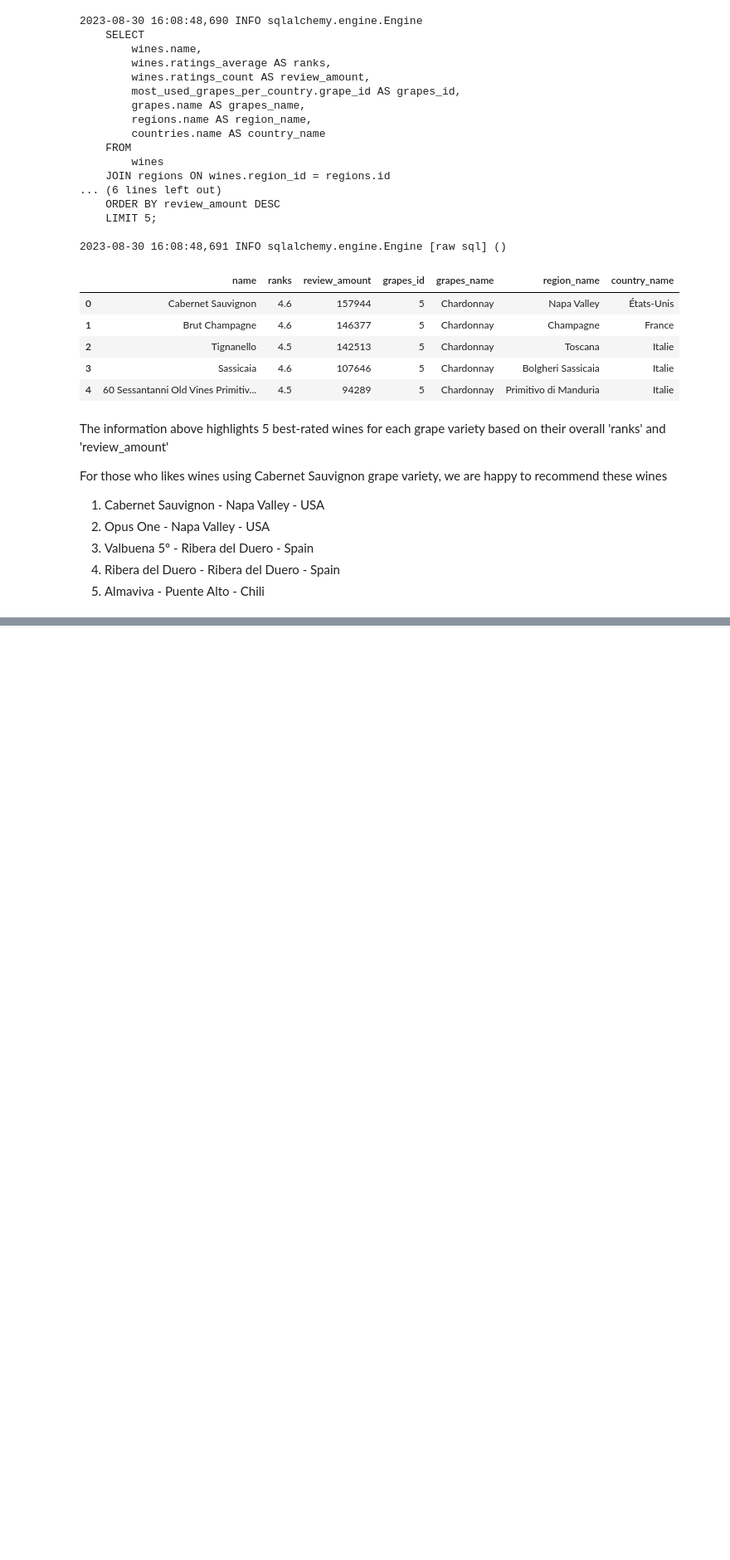
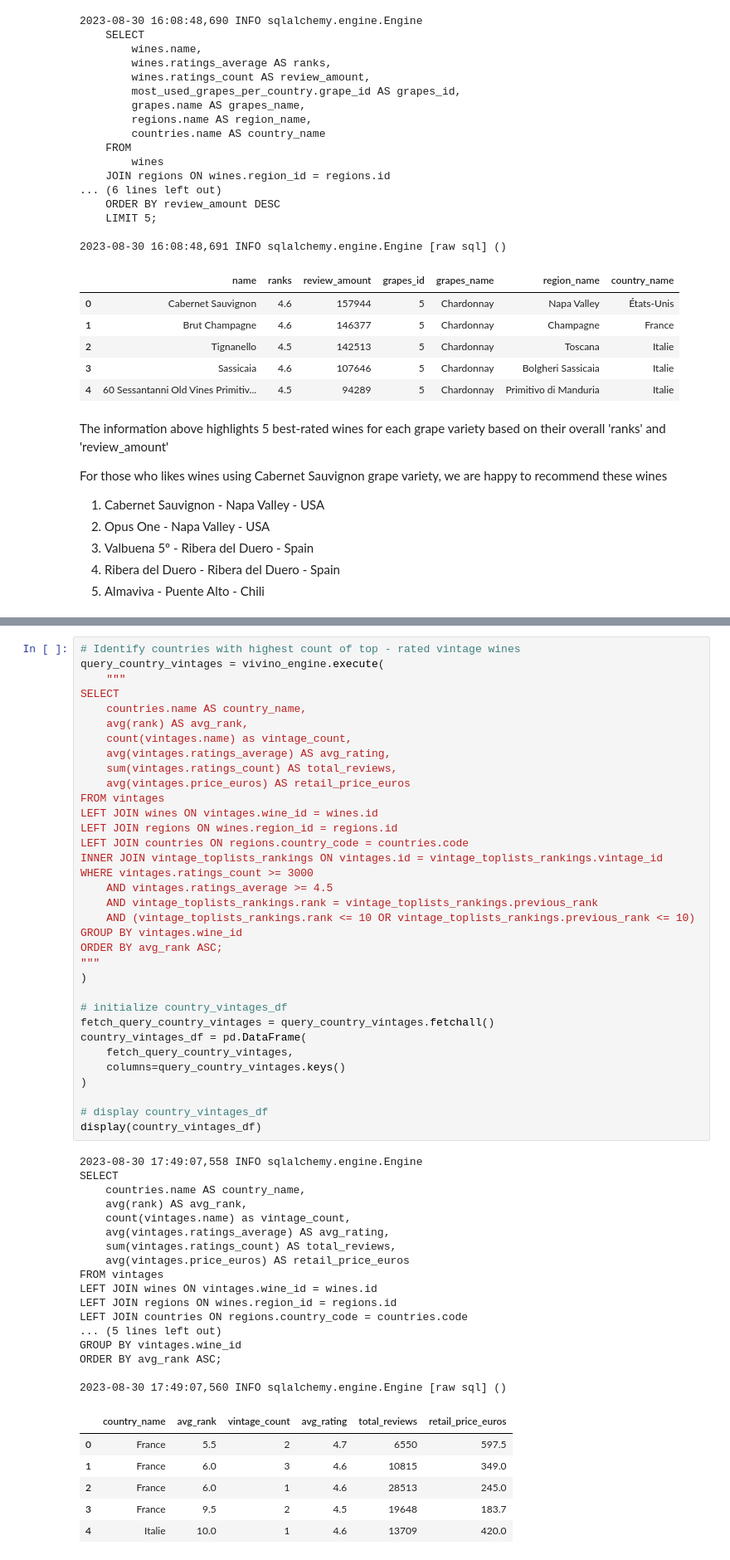
Before and after one commit to moni2code/project_vivino, a Jupyter notebook: notebooks/vivino_analysis_combination.ipynb, the cells around one changed output, grey strips where cells are left out. Shown: that part at 83% size. Saved outputs shown, nothing was run; the diff lists cells and outputs as text; blank space fills up the shorter version.

```diff
--- a/notebooks/vivino_analysis_combination.ipynb
+++ b/notebooks/vivino_analysis_combination.ipynb
@@ -711,0 +782,58 @@ For those who likes wines using Cabernet Sauvignon grape variety, we are happy t
+# %%
+# Identify countries with highest count of top - rated vintage wines
+query_country_vintages = vivino_engine.execute(
+    """
+SELECT
+    countries.name AS country_name,
+    avg(rank) AS avg_rank,
+    count(vintages.name) as vintage_count,
+    avg(vintages.ratings_average) AS avg_rating,
+    sum(vintages.ratings_count) AS total_reviews,
+    avg(vintages.price_euros) AS retail_price_euros
+FROM vintages
+LEFT JOIN wines ON vintages.wine_id = wines.id
+LEFT JOIN regions ON wines.region_id = regions.id
+LEFT JOIN countries ON regions.country_code = countries.code
+INNER JOIN vintage_toplists_rankings ON vintages.id = vintage_toplists_rankings.vintage_id
+WHERE vintages.ratings_count >= 3000
+    AND vintages.ratings_average >= 4.5
+    AND vintage_toplists_rankings.rank = vintage_toplists_rankings.previous_rank
+    AND (vintage_toplists_rankings.rank <= 10 OR vintage_toplists_rankings.previous_rank <= 10)
+GROUP BY vintages.wine_id
+ORDER BY avg_rank ASC;
+"""
+)
+
+# initialize country_vintages_df
+fetch_query_country_vintages = query_country_vintages.fetchall()
+country_vintages_df = pd.DataFrame(
+    fetch_query_country_vintages,
+    columns=query_country_vintages.keys()
+)
+
+# display country_vintages_df
+display(country_vintages_df)
+# %% [output]
+2023-08-30 17:49:07,558 INFO sqlalchemy.engine.Engine
+SELECT
+    countries.name AS country_name,
+    avg(rank) AS avg_rank,
+    count(vintages.name) as vintage_count,
+    avg(vintages.ratings_average) AS avg_rating,
+    sum(vintages.ratings_count) AS total_reviews,
+    avg(vintages.price_euros) AS retail_price_euros
+FROM vintages
+LEFT JOIN wines ON vintages.wine_id = wines.id
+LEFT JOIN regions ON wines.region_id = regions.id
+LEFT JOIN countries ON regions.country_code = countries.code
+... (5 lines left out)
+GROUP BY vintages.wine_id
+ORDER BY avg_rank ASC;
+
+2023-08-30 17:49:07,560 INFO sqlalchemy.engine.Engine [raw sql] ()
+|  | country_name | avg_rank | vintage_count | avg_rating | total_reviews | retail_price_euros |
+| 0 | France | 5.5 | 2 | 4.7 | 6550 | 597.5 |
+| 1 | France | 6.0 | 3 | 4.6 | 10815 | 349.0 |
+| 2 | France | 6.0 | 1 | 4.6 | 28513 | 245.0 |
+| 3 | France | 9.5 | 2 | 4.5 | 19648 | 183.7 |
+| 4 | Italie | 10.0 | 1 | 4.6 | 13709 | 420.0 |
```
Also changed, not shown: parts of 3 cells of this notebook.
